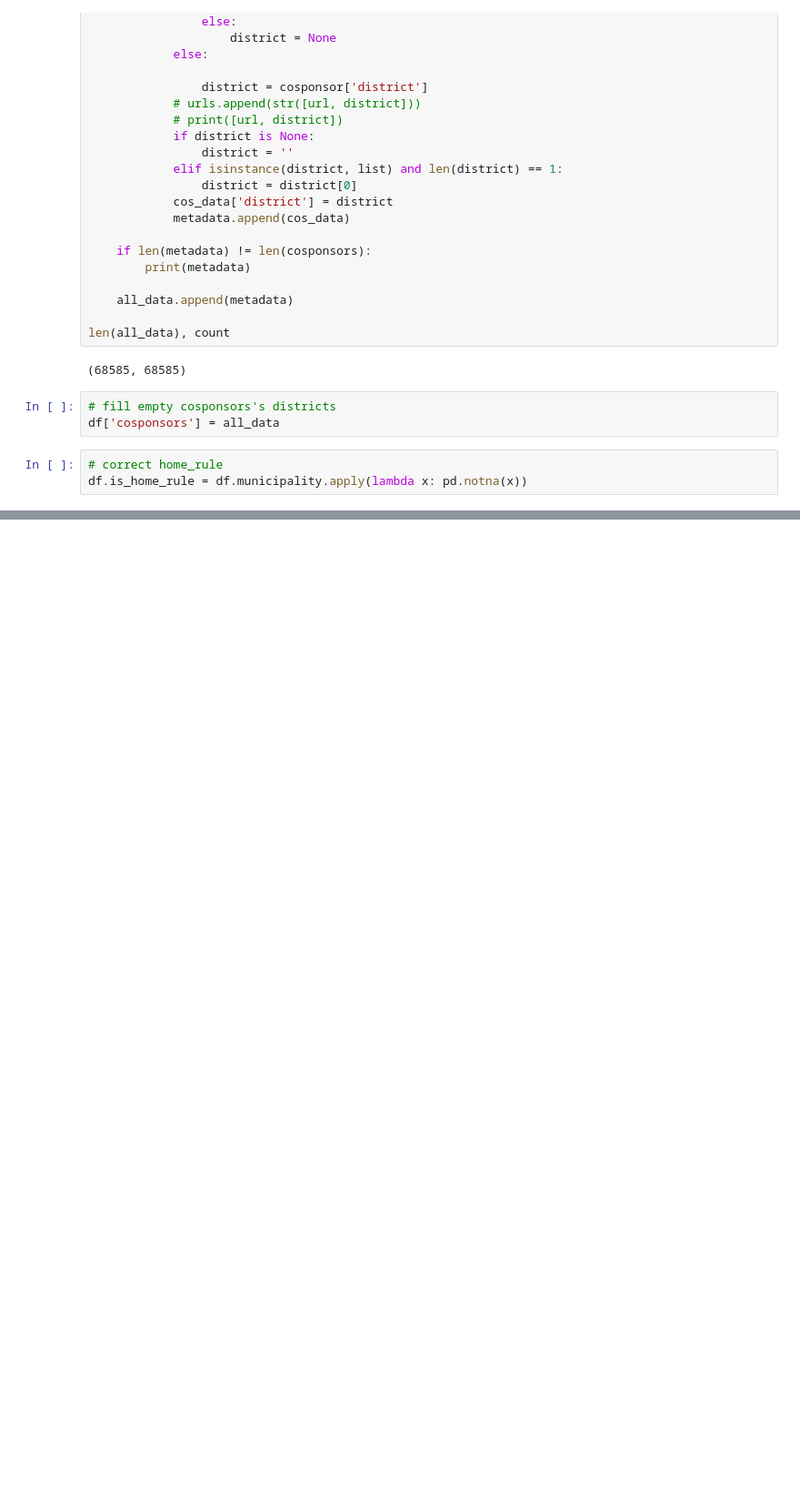
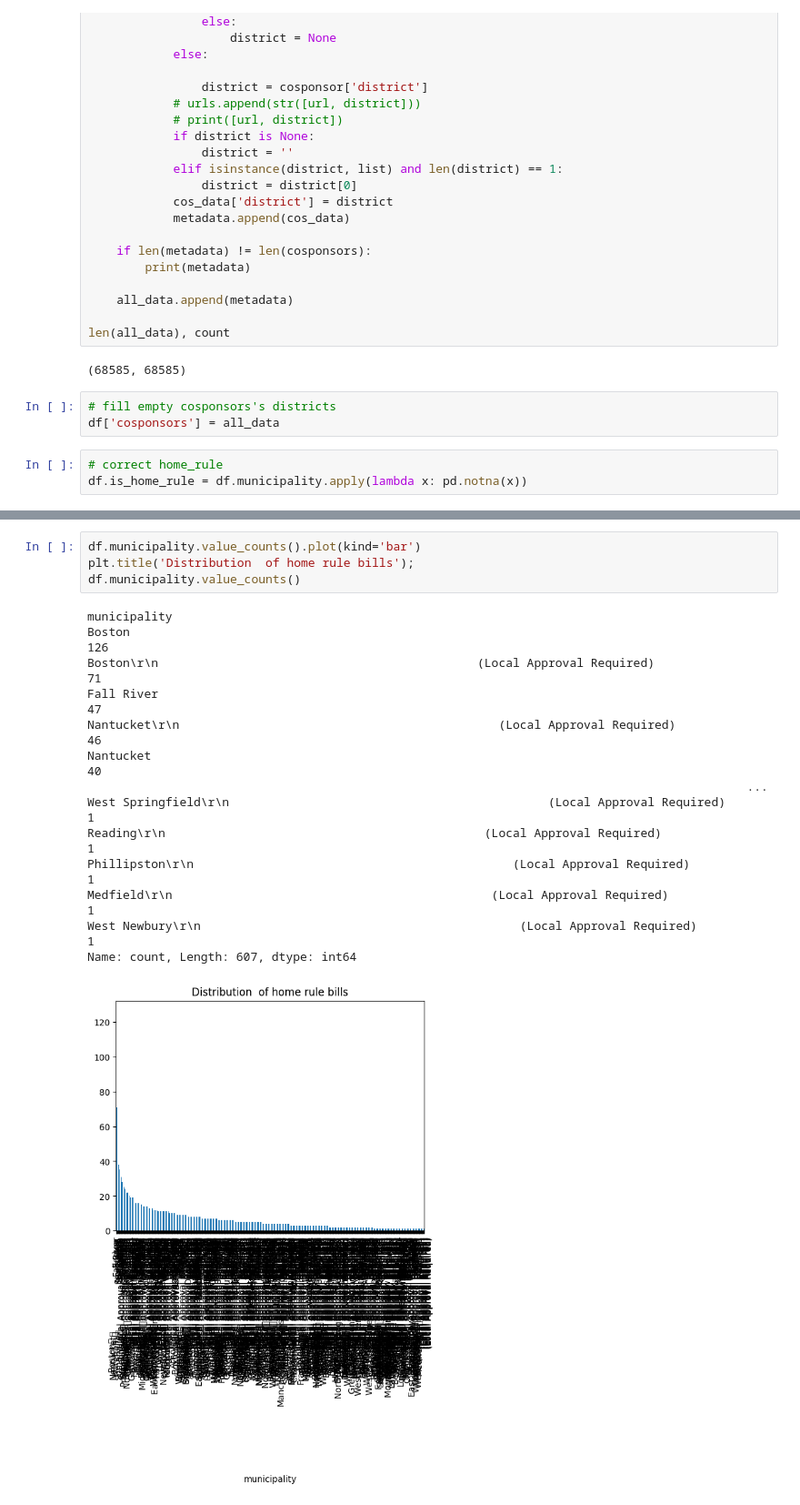
Before and after one commit to BU-Spark/ml-artifexai-legislation, a Jupyter notebook: notebooks/dataset_corrections.ipynb, the cells around one changed output, grey strips where cells are left out. Shown at 91% size. Saved outputs shown, nothing was run; the diff lists cells and outputs as text; blank space fills up the shorter version.

Commit message:
Save local changes before merging

```diff
--- a/notebooks/dataset_corrections.ipynb
+++ b/notebooks/dataset_corrections.ipynb
@@ -327,0 +349,19 @@ df.iloc.to_csv('../data/raw/corrected_data.csv', index=False)
+# %%
+df.municipality.value_counts().plot(kind='bar')
+plt.title('Distribution  of home rule bills');
+df.municipality.value_counts()
+# %% [output]
+municipality
+Boston                                                                                        126
+Boston\r\n                                             (Local Approval Required)               71
+Fall River                                                                                     47
+Nantucket\r\n                                             (Local Approval Required)            46
+Nantucket                                                                                      40
+                                                                                             ...
+West Springfield\r\n                                             (Local Approval Required)      1
+Reading\r\n                                             (Local Approval Required)               1
+Phillipston\r\n                                             (Local Approval Required)           1
+Medfield\r\n                                             (Local Approval Required)              1
+West Newbury\r\n                                             (Local Approval Required)          1
+Name: count, Length: 607, dtype: int64
+[figure, added]
```
Also changed, not shown: parts of 6 cells of this notebook, 3 other files.
